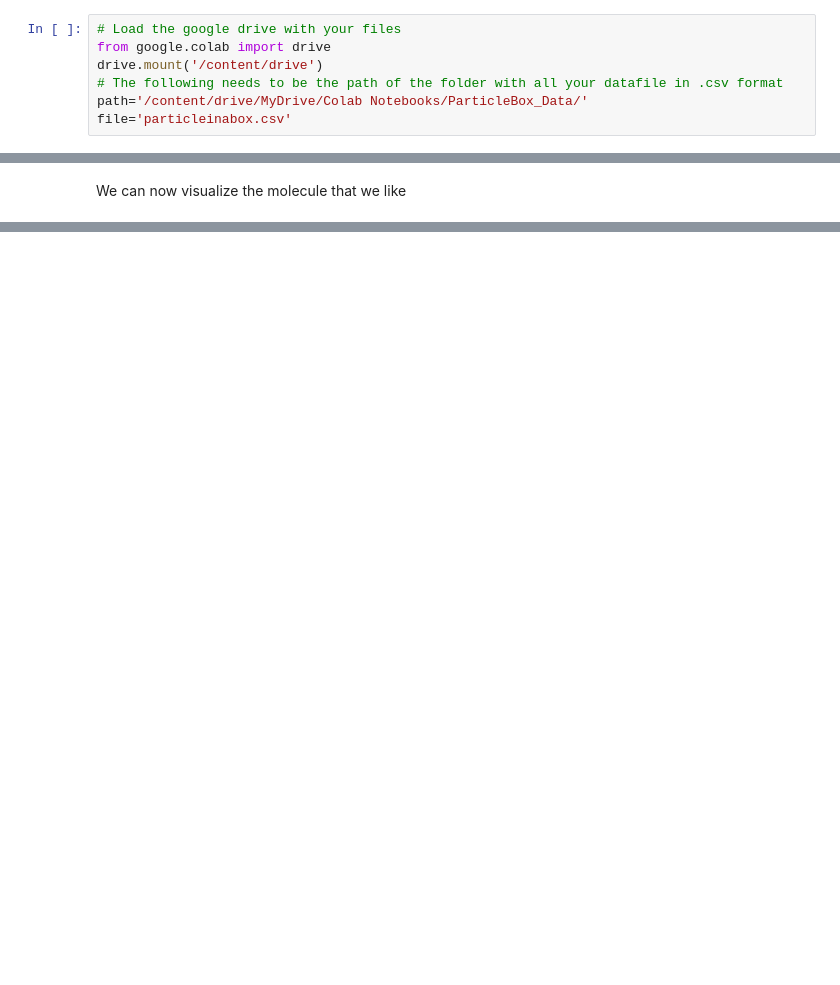
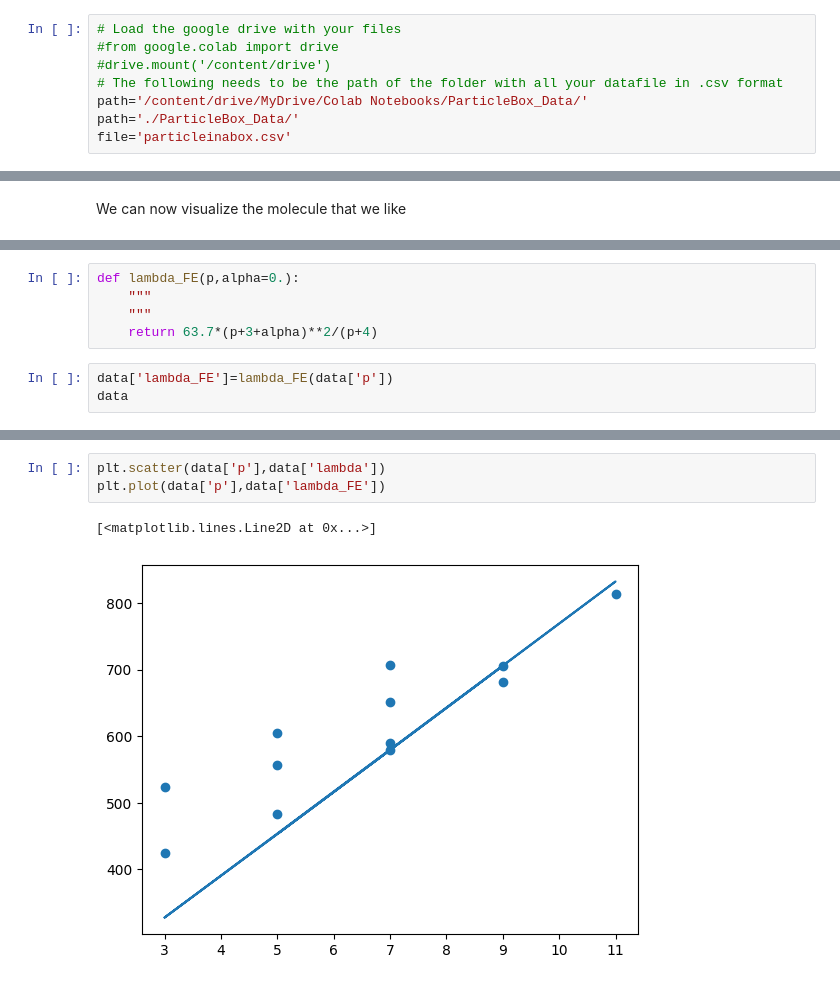
Before and after one commit to DavidShreve/PChemLab, a Jupyter notebook: ParticleBox_ModelingData.ipynb, the cells around one changed output, grey strips where cells are left out. Saved outputs shown, nothing was run; the diff lists cells and outputs as text; blank space fills up the shorter version.

Commit message:
Rewritten Particle in a Box Worksheet

```diff
--- a/ParticleBox_ModelingData.ipynb
+++ b/ParticleBox_ModelingData.ipynb
@@ -16,10 +16,11 @@ from sklearn.linear_model import LinearRegression
 We need to load the Google Drive and access an example of a dataset from a calorimetry experiment. You can use the same set that I am using by downloading it from Canvas, [here](). Or you can use your own files. I am assuming the file in question will be located in a `ParticleBox_Data/` subfolder in your `Colab Notebook/` folder. I will be using a file named `particleinabox.csv`, make sure to change this name if you use a different file.
 # %%
 # Load the google drive with your files
-from google.colab import drive
-drive.mount('/content/drive')
+#from google.colab import drive
+#drive.mount('/content/drive')
 # The following needs to be the path of the folder with all your datafile in .csv format
 path='/content/drive/MyDrive/Colab Notebooks/ParticleBox_Data/'
+path='./ParticleBox_Data/'
 file='particleinabox.csv'
 # %% [markdown]
 The following module needs to be installed on Colab. We won't need it too much for this analysis, but they offer a lot of nice features for chemistry programming.
@@ -48,0 +80,8 @@ display(Draw.MolToImage( Chem.MolFromSmiles(data.loc[index,'smiles']), size=(300
+# %%
+def lambda_FE(p,alpha=0.):
+    """
+    """
+    return 63.7*(p+3+alpha)**2/(p+4)
+# %%
+data['lambda_FE']=lambda_FE(data['p'])
+data
@@ -48,0 +102,6 @@ display(Draw.MolToImage( Chem.MolFromSmiles(data.loc[index,'smiles']), size=(300
+# %%
+plt.scatter(data['p'],data['lambda'])
+plt.plot(data['p'],data['lambda_FE'])
+# %% [output]
+[<matplotlib.lines.Line2D at 0x...>]
+[figure, added]
```
Also changed, not shown: parts of 6 cells of this notebook, 1 other file.
